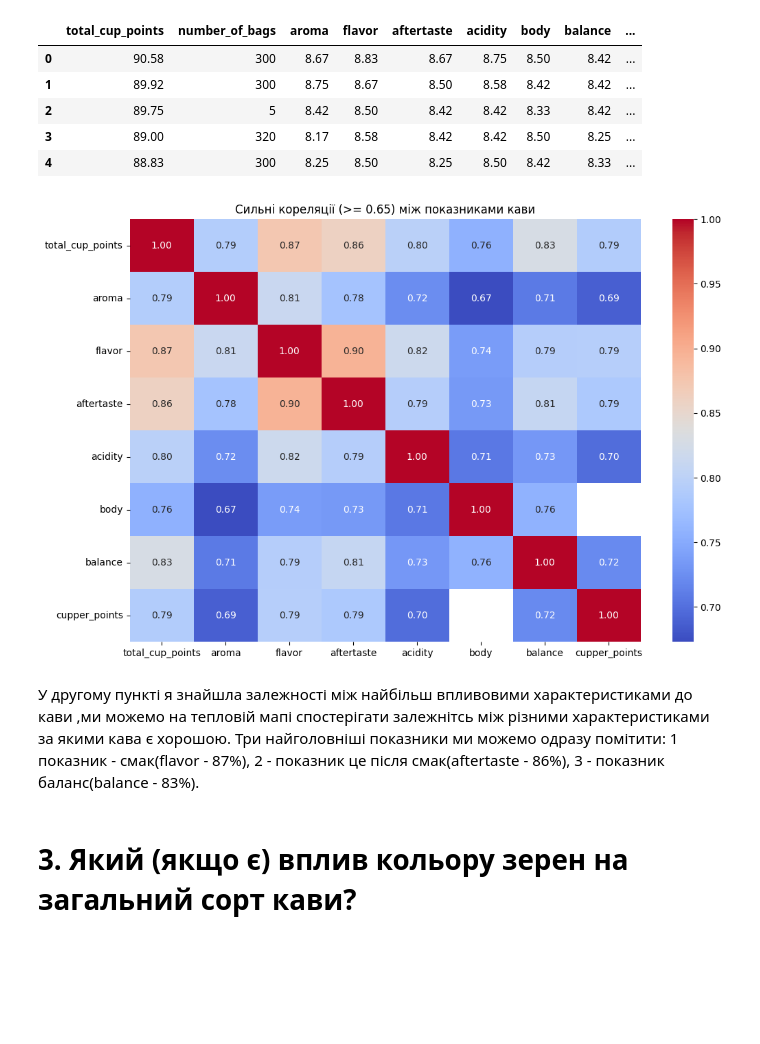
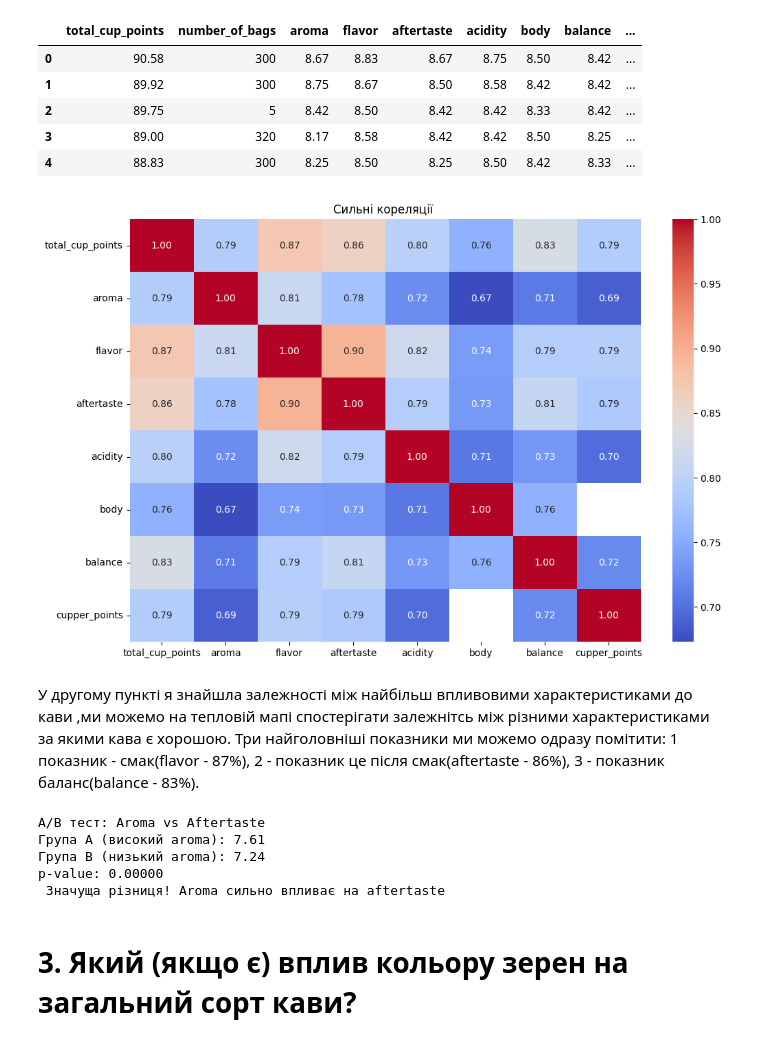
Before and after one commit to anastasiia3006/HW6, a Jupyter notebook: step_project1.ipynb, the cells around one changed output. Cells and saved outputs as stored; diff of their text form; code cells hidden in the pictures; blank space fills up the shorter version.

```diff
--- a/step_project1.ipynb
+++ b/step_project1.ipynb
@@ -115,19 +114,43 @@ df_number_columns_without.head()
 | 4 | 88.83 | 300 | 8.25 | 8.50 | 8.25 | 8.50 | 8.42 | 8.33 | ... |
 # %%
 corr_matrix = df_number_columns_without.corr()
-high_corr_features = corr_matrix.columns[(corr_matrix.values >= 0.65).sum(axis=0) > 1].tolist()
+high_corr_features = corr_matrix.columns[(abs(corr_matrix.values) >= 0.65).sum(axis=0) > 1  ].tolist()
+
 filtered_corr = df_number_columns_without[high_corr_features].corr()
-new_mask = filtered_corr < 0.65
+mask = abs(filtered_corr) < 0.65
 
 plt.figure(figsize=(12, 8))
-sns.heatmap(filtered_corr, annot=True, mask=new_mask, cmap='coolwarm', fmt='.2f')
-
-plt.title('Сильні кореляції (>= 0.65) між показниками кави')
+sns.heatmap(filtered_corr, annot=True, mask=mask, cmap='coolwarm', fmt='.2f')
+plt.title('Сильні кореляції ')
 plt.show()
 # %% [output]
-[figure, old version]
+[figure, new version]
 # %% [markdown]
 У другому пункті я знайшла залежності між найбільш впливовими характеристиками до кави ,ми можемо на тепловій мапі спостерігати залежнітсь між різними характеристиками за якими кава є хорошою. Три найголовніші показники ми можемо одразу помітити: 1 показник - смак(flavor - 87%), 2 - показник це після смак(aftertaste - 86%), 3 - показник баланс(balance - 83%).
+# %%
+group_a = df[df['aroma'] > df['aroma'].median()]  # Високий аромат
+group_b = df[df['aroma'] <= df['aroma'].median()] # Низький аромат
+
+t_stat, p_value = ttest_ind(
+    group_a['aftertaste'].dropna(),
+    group_b['aftertaste'].dropna()
+)
+
+print(f"A/B тест: Aroma vs Aftertaste")
+print(f"Група A (високий aroma): {group_a['aftertaste'].mean():.2f}")
+print(f"Група B (низький aroma): {group_b['aftertaste'].mean():.2f}")
+print(f"p-value: {p_value:.5f}")
+
+if p_value < 0.05:
+    print(" Значуща різниця! Aroma сильно впливає на aftertaste")
+else:
+    print(" Різниця не значуща")
+# %% [output]
+A/B тест: Aroma vs Aftertaste
+Група A (високий aroma): 7.61
+Група B (низький aroma): 7.24
+p-value: 0.00000
+ Значуща різниця! Aroma сильно впливає на aftertaste
 # %% [markdown]
 # 3. Який (якщо є) вплив кольору зерен на загальний сорт кави?
 # %%
```
Also changed, not shown: parts of 5 cells of this notebook.
